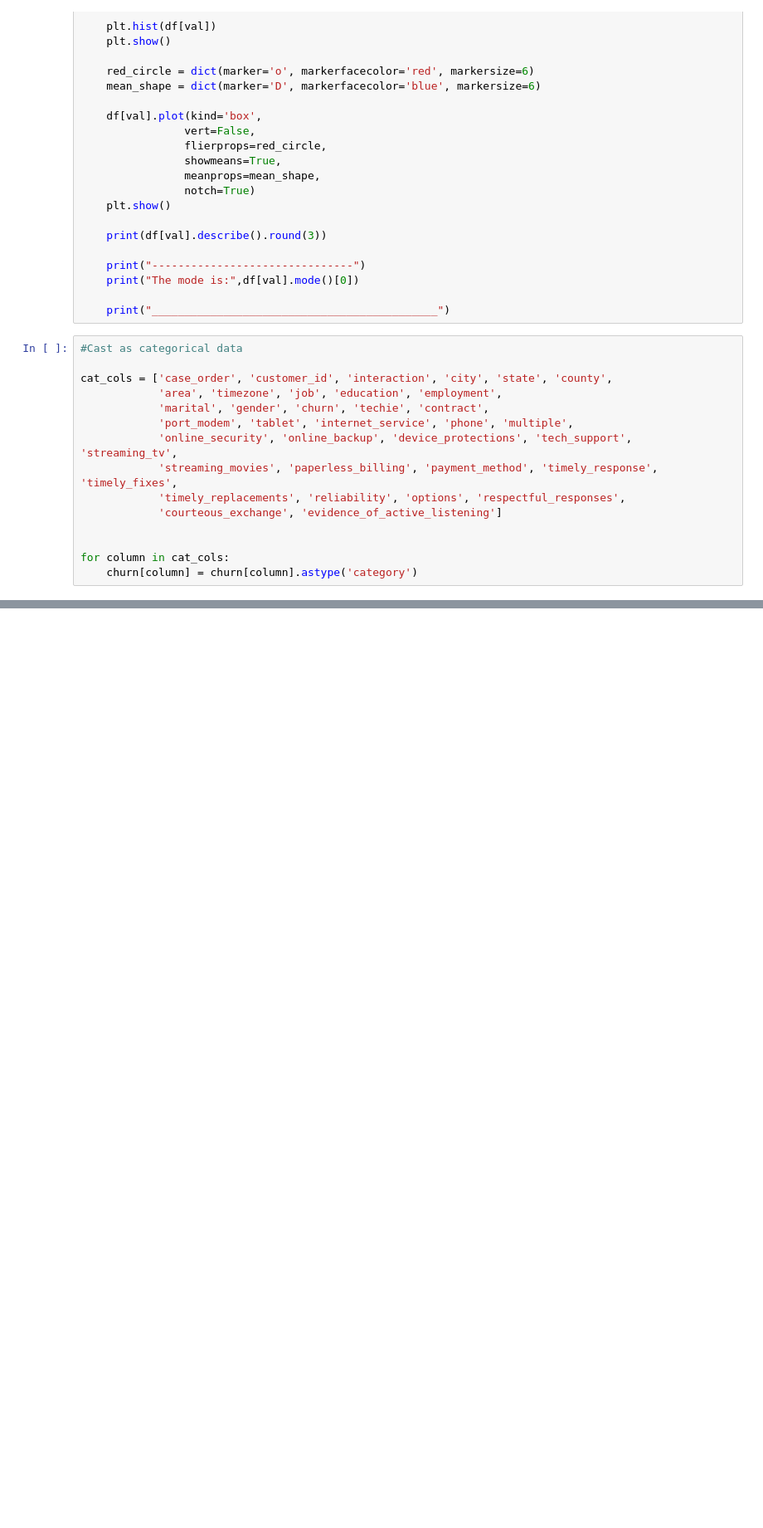
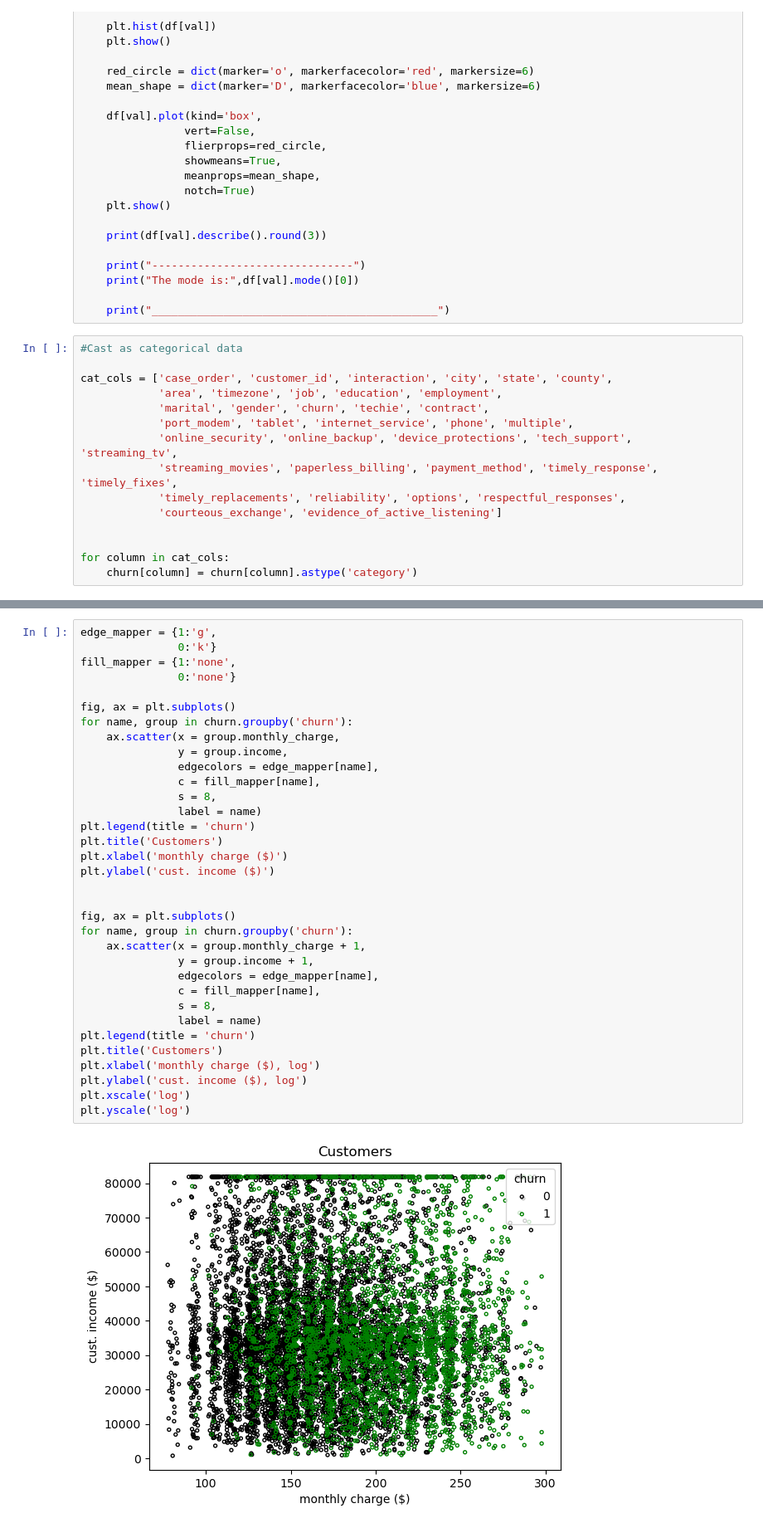
Before and after one commit to johnson80245/python, a Jupyter notebook: chun_analysis.ipynb, the cells around one changed output, grey strips where cells are left out. Shown at 83% size. Saved outputs shown, nothing was run; the diff lists cells and outputs as text; blank space fills up the shorter version.

```diff
--- a/chun_analysis.ipynb
+++ b/chun_analysis.ipynb
@@ -400,0 +392,36 @@ The Information Below is For: monthly_charge
+# %%
+edge_mapper = {1:'g',
+               0:'k'}
+fill_mapper = {1:'none',
+               0:'none'}
+
+fig, ax = plt.subplots()
+for name, group in churn.groupby('churn'):
+    ax.scatter(x = group.monthly_charge,
+               y = group.income,
+               edgecolors = edge_mapper[name],
+               c = fill_mapper[name],
+               s = 8,
+               label = name)
+plt.legend(title = 'churn')
+plt.title('Customers')
+plt.xlabel('monthly charge ($)')
+plt.ylabel('cust. income ($)')
+
+
+fig, ax = plt.subplots()
+for name, group in churn.groupby('churn'):
+    ax.scatter(x = group.monthly_charge + 1,
+               y = group.income + 1,
+               edgecolors = edge_mapper[name],
+               c = fill_mapper[name],
+               s = 8,
+               label = name)
+plt.legend(title = 'churn')
+plt.title('Customers')
+plt.xlabel('monthly charge ($), log')
+plt.ylabel('cust. income ($), log')
+plt.xscale('log')
+plt.yscale('log')
+# %% [output]
+[figure, added]
```
Also changed, not shown: parts of 9 cells of this notebook, 1 other file.
